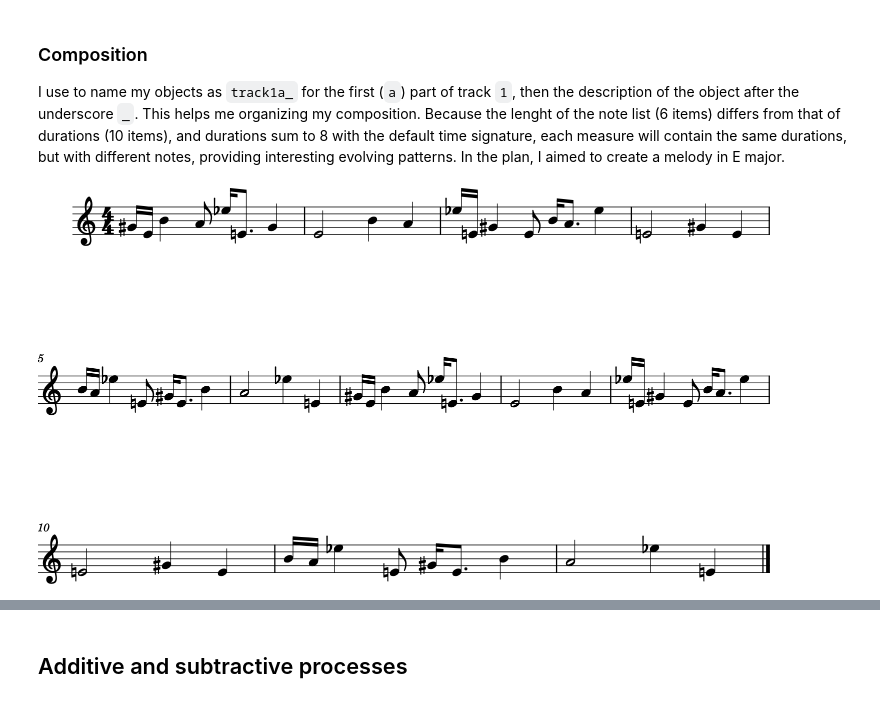
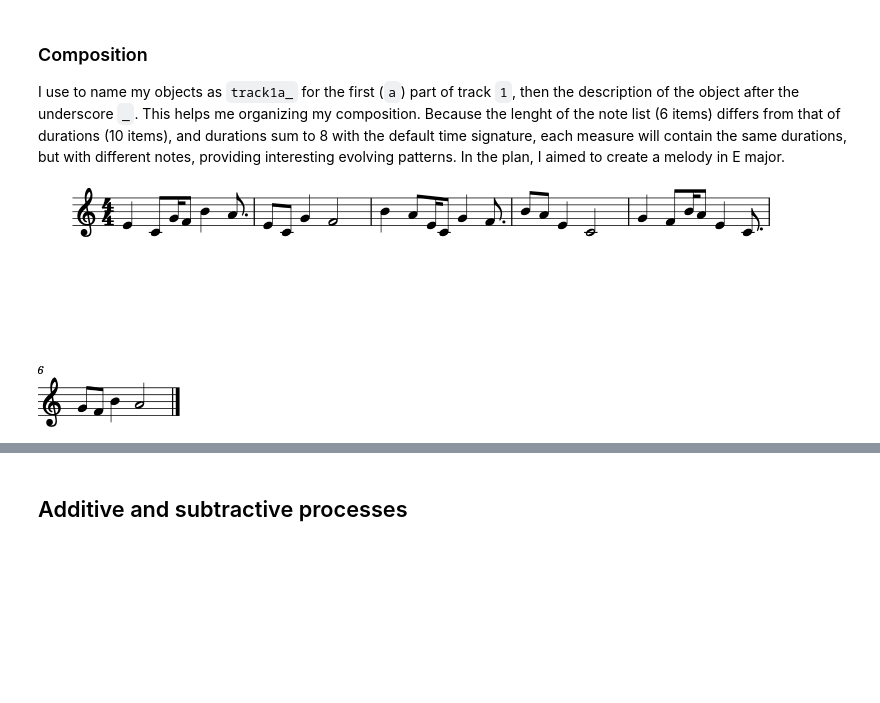
Before and after one commit to essicolo/djalgo, a Jupyter notebook: source/04_minimalism.ipynb, the cells around one changed output, grey strips where cells are left out. Cells and saved outputs as stored; diff of their text form; code cells hidden in the pictures; blank space fills up the shorter version.

```diff
--- a/source/04_minimalism.ipynb
+++ b/source/04_minimalism.ipynb
@@ -32,13 +35,13 @@ dj.conversion.convert(notes, to='music21').show()
 
 I use to name my objects as `track1a_` for the first (`a`) part of track `1`, then the description of the object after the underscore `_`. This helps me organizing my composition. Because the lenght of the note list (6 items) differs from that of durations (10 items), and durations sum to 8 with the default time signature, each measure will contain the same durations, but with different notes, providing interesting evolving patterns. In the plan, I aimed to create a melody in E major.
 # %%
-track1a_p = [68, 64, 71, 69, 75, 64] * 5 # _p for pitch, 30 items in E major
-track1a_d = [0.25, 0.25, 1, 0.5, 0.25, 0.75, 1, 2, 1, 1] * 2 # _d for durations, 30 items
+track1a_p = [64, 60, 67, 65, 71, 69] # _p for pitch, 30 items in E major
+track1a_d = [1, 0.5, 0.25, 0.5, 1, 0.75, 0.5, 0.5, 1, 2] # _d for durations, 30 items
 track1a_n = dj.rhythm.isorhythm(pitches=track1a_p, durations=track1a_d)
 dj.conversion.convert(track1a_n, to='music21').show()
 dj.conversion.convert(track1a_n, to='music21').show('midi')
 # %% [output]
-[figure, old version]
+[figure, new version]
 [interactive output not drawn]
 # %% [markdown]
 ## Additive and subtractive processes
```
Also changed, not shown: parts of 8 cells of this notebook, 7 other files.
